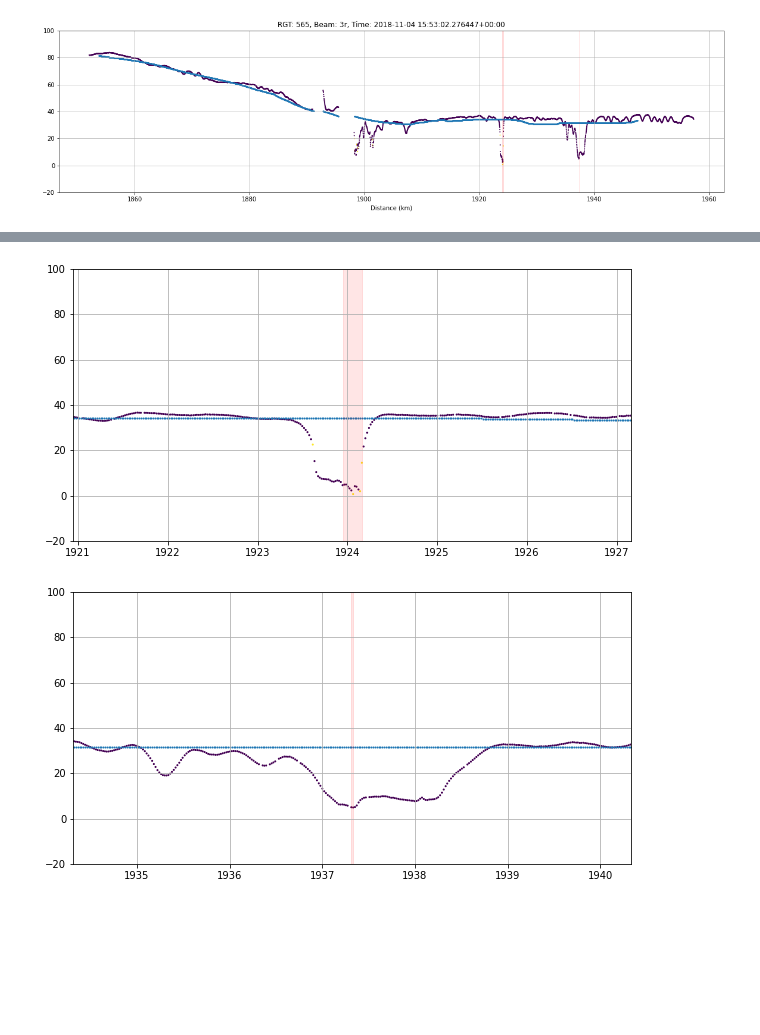
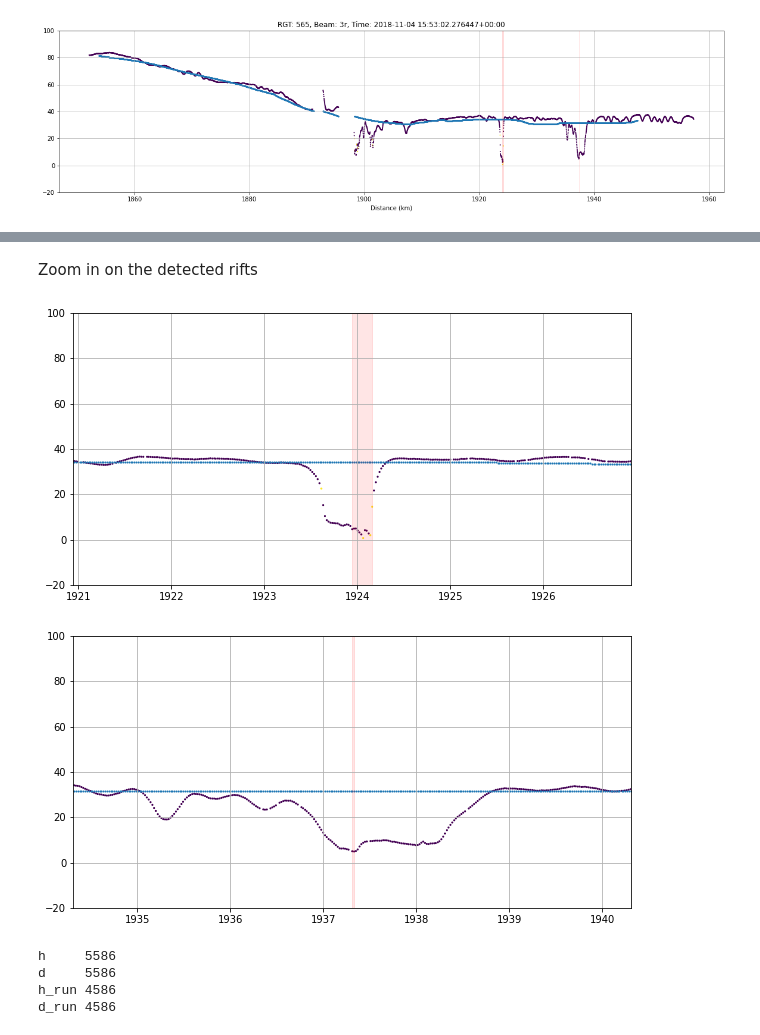
Before and after one commit to bradlipovsky/antarctic-rift-catalog, a Jupyter notebook: test_the_detector.ipynb, the cells around one changed output, grey strips where cells are left out. Drawn from its saved outputs; the diff is of its cells as text; code cells hidden in the pictures; blank space fills up the shorter version.

```diff
--- a/test_the_detector.ipynb
+++ b/test_the_detector.ipynb
@@ -146,38 +215,53 @@ Zoom in on the detected rifts
+# %% [markdown]
+Zoom in on the detected rifts
 # %%
 from matplotlib.patches import Rectangle
 
 # make plot zoomed in on each rift (up to max_plots)
 dist_around_rift = 3 #km
 max_plots = 3
 if len(rift_list) < max_plots:
     max_plots = len(rift_list)
 
-# loop through plotting approx. 5 km either side of detected rift
+# loop through plotting approx. 3 km either side of detected rift
 
 plot_min = -20
 plot_max = 100
 
 i=0 #initialise
 for rift in rift_list:
     i += 1
     if i > max_plots:
         break
     fig,ax=plt.subplots(figsize=(10,5))
     plt.scatter(d,h,s=1,c=row["quality"])
     plt.scatter(d_run,h_run,s=1)
     rift_start = rift[0]
     rift_end   = rift[1]
     dist_start = d[rift_start]
     dist_end   = d[rift_end]
     dist_rift  = dist_end - dist_start
     ax.add_patch(Rectangle((dist_start,plot_min),dist_rift,plot_max-plot_min,
-                           edgecolor = 'red',
-                           facecolor = 'red',
-                           alpha = 0.1))
-    plt.xlim((dist_start-dist_around_rift,dist_end+dist_around_rift))
-    plt.ylim((plot_min,plot_max))
+                edgecolor = 'red',
+                facecolor = 'red',
+                alpha = 0.1))
+
+    plt.ylim(plot_min,plot_max)
+    plt.xlim(dist_start-3,dist_start+3)
     plt.grid()
     plt.show()
+
+print('h     ' + str(len(h)))
+print('d     ' + str(len(d)))
+print('h_run ' + str(len(h_run)))
+print('d_run ' + str(len(d_run)))
+
+#first rift (3878,3889)
+#second rift (4562, 4563)
 # %% [output]
-[figure, old version]
+[figure, new version]
 [figure]
+h     5586
+d     5586
+h_run 4586
+d_run 4586
```
Also changed, not shown: parts of 8 cells of this notebook.
